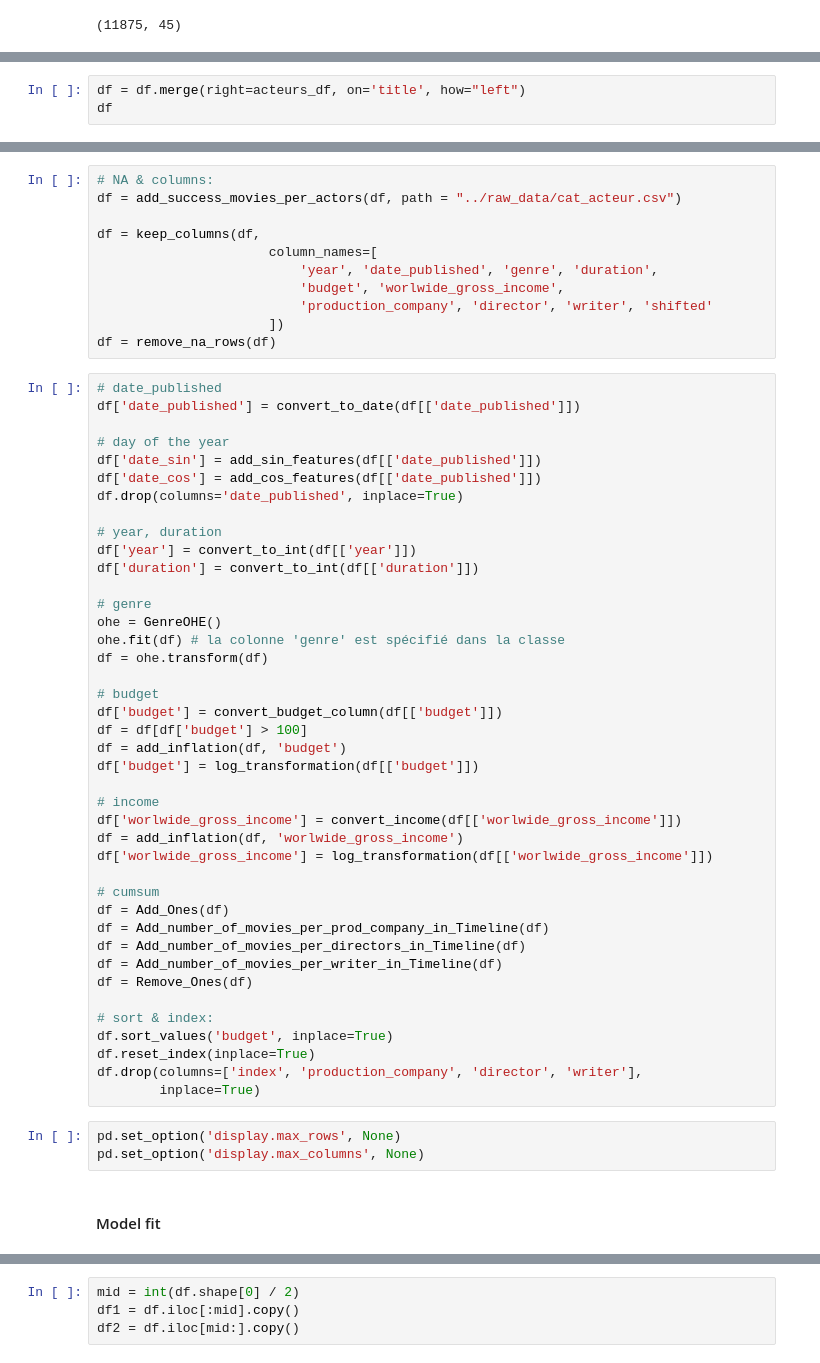
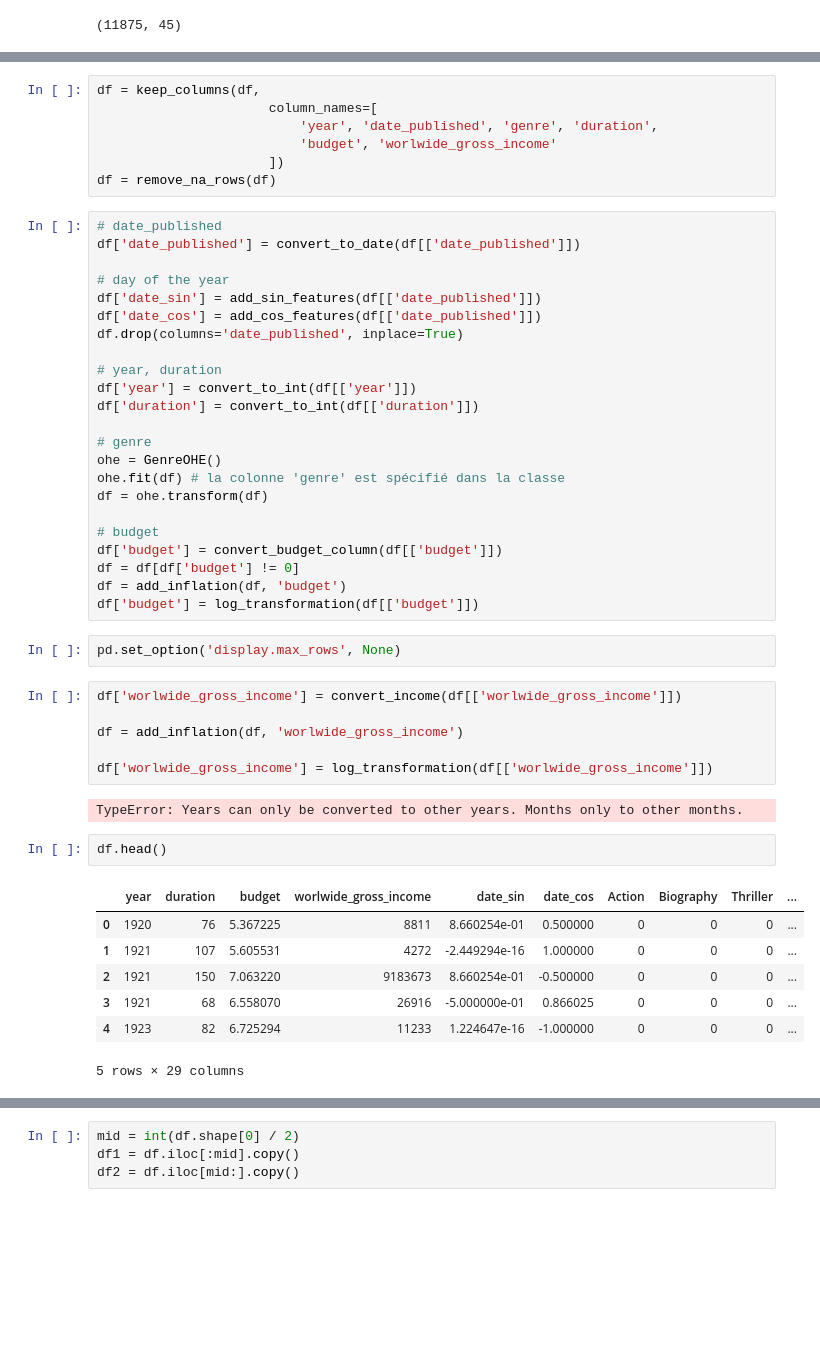
Before and after one commit to OscarTou/CinePred, a Jupyter notebook: notebooks/Untitled1.ipynb, the cells around one changed output, grey strips where cells are left out. Cells and saved outputs as stored; diff of their text form; blank space fills up the shorter version.

```diff
--- a/notebooks/Untitled1.ipynb
+++ b/notebooks/Untitled1.ipynb
@@ -249,3 +29,0 @@ acteurs_df
-# %%
-df = df.merge(right=acteurs_df, on='title', how="left")
-df
@@ -256,12 +32,8 @@ acteurs_df[acteurs_df.acteur_name =='Leonardo DiCaprio']
 # %%
-# NA & columns:
-df = add_success_movies_per_actors(df, path = "../raw_data/cat_acteur.csv")
-
 df = keep_columns(df,
                       column_names=[
                           'year', 'date_published', 'genre', 'duration',
-                          'budget', 'worlwide_gross_income',
-                          'production_company', 'director', 'writer', 'shifted'
+                          'budget', 'worlwide_gross_income'
                       ])
 df = remove_na_rows(df)
 # %%
@@ -284,29 +56,26 @@ df = ohe.transform(df)
 
 # budget
 df['budget'] = convert_budget_column(df[['budget']])
-df = df[df['budget'] > 100]
+df = df[df['budget'] != 0]
 df = add_inflation(df, 'budget')
 df['budget'] = log_transformation(df[['budget']])
-
-# income
-df['worlwide_gross_income'] = convert_income(df[['worlwide_gross_income']])
-df = add_inflation(df, 'worlwide_gross_income')
-df['worlwide_gross_income'] = log_transformation(df[['worlwide_gross_income']])
-
-# cumsum
-df = Add_Ones(df)
-df = Add_number_of_movies_per_prod_company_in_Timeline(df)
-df = Add_number_of_movies_per_directors_in_Timeline(df)
-df = Add_number_of_movies_per_writer_in_Timeline(df)
-df = Remove_Ones(df)
-
-# sort & index:
-df.sort_values('budget', inplace=True)
-df.reset_index(inplace=True)
-df.drop(columns=['index', 'production_company', 'director', 'writer'],
-        inplace=True)
 # %%
 pd.set_option('display.max_rows', None)
-pd.set_option('display.max_columns', None)
-# %% [markdown]
-#### Model fit
+# %%
+df['worlwide_gross_income'] = convert_income(df[['worlwide_gross_income']])
+
+df = add_inflation(df, 'worlwide_gross_income')
+
+df['worlwide_gross_income'] = log_transformation(df[['worlwide_gross_income']])
+# %% [output]
+TypeError: Years can only be converted to other years. Months only to other months.
+# %%
+df.head()
+# %% [output]
+|  | year | duration | budget | worlwide_gross_income | date_sin | date_cos | Action | Biography | Thriller | ... |
+| 0 | 1920 | 76 | 5.367225 | 8811 | 8.660254e-01 | 0.500000 | 0 | 0 | 0 | ... |
+| 1 | 1921 | 107 | 5.605531 | 4272 | -2.449294e-16 | 1.000000 | 0 | 0 | 0 | ... |
+| 2 | 1921 | 150 | 7.063220 | 9183673 | 8.660254e-01 | -0.500000 | 0 | 0 | 0 | ... |
+| 3 | 1921 | 68 | 6.558070 | 26916 | -5.000000e-01 | 0.866025 | 0 | 0 | 0 | ... |
+| 4 | 1923 | 82 | 6.725294 | 11233 | 1.224647e-16 | -1.000000 | 0 | 0 | 0 | ... |
+5 rows × 29 columns
```
Also changed, not shown: parts of 53 cells of this notebook.
